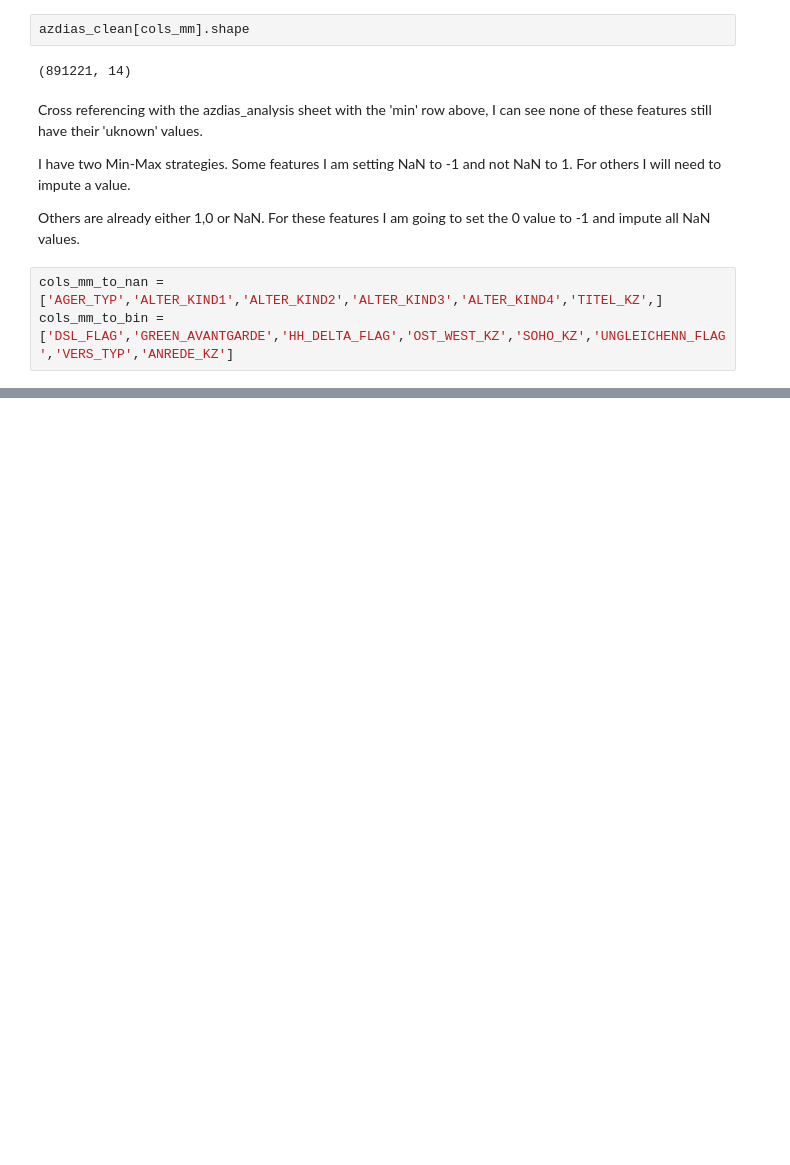
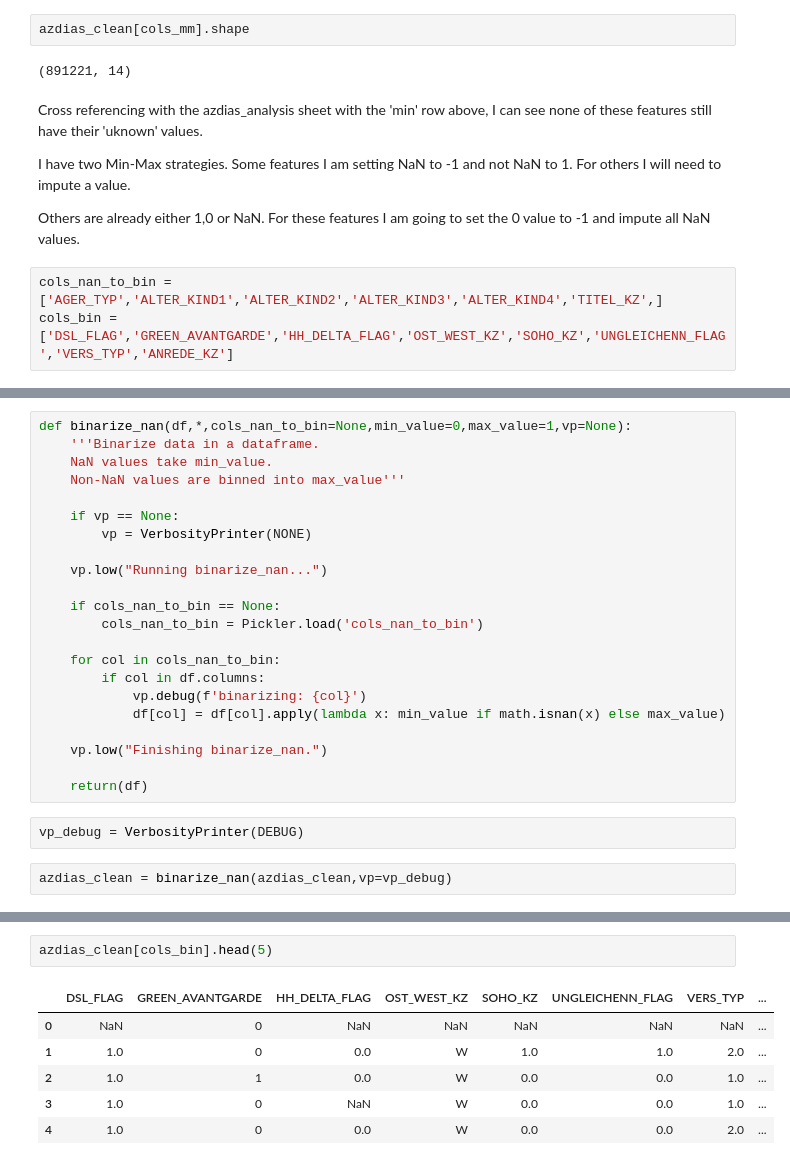
Before and after one commit to OliverFarren/arvato-udacity-customersegmentation, a Jupyter notebook: 0_dataset_eda_and_etl.ipynb, the cells around one changed output, grey strips where cells are left out. Cells and saved outputs as stored; diff of their text form; blank space fills up the shorter version.

Commit message:
Updated first notebook up to 'remove missing rows'. Updated azdias.helpers with functions developed in the notebook

```diff
--- a/0_dataset_eda_and_etl.ipynb
+++ b/0_dataset_eda_and_etl.ipynb
@@ -1539,5 +1545,5 @@ I have two Min-Max strategies. Some features I am setting NaN to -1 and not NaN
 
 Others are already either 1,0 or NaN. For these features I am going to set the 0 value to -1 and impute all NaN values.
 # %%
-cols_mm_to_nan = ['AGER_TYP','ALTER_KIND1','ALTER_KIND2','ALTER_KIND3','ALTER_KIND4','TITEL_KZ',]
-cols_mm_to_bin = ['DSL_FLAG','GREEN_AVANTGARDE','HH_DELTA_FLAG','OST_WEST_KZ','SOHO_KZ','UNGLEICHENN_FLAG','VERS_TYP','ANREDE_KZ']
+cols_nan_to_bin = ['AGER_TYP','ALTER_KIND1','ALTER_KIND2','ALTER_KIND3','ALTER_KIND4','TITEL_KZ',]
+cols_bin = ['DSL_FLAG','GREEN_AVANTGARDE','HH_DELTA_FLAG','OST_WEST_KZ','SOHO_KZ','UNGLEICHENN_FLAG','VERS_TYP','ANREDE_KZ']
@@ -1552,3 +1561,29 @@ azdias_clean[cols_mm_to_nan].head(5)
 | 2 | NaN | NaN | NaN | NaN | NaN | NaN |
 | 3 | 2.0 | NaN | NaN | NaN | NaN | NaN |
 | 4 | NaN | NaN | NaN | NaN | NaN | NaN |
+# %%
+def binarize_nan(df,*,cols_nan_to_bin=None,min_value=0,max_value=1,vp=None):
+    '''Binarize data in a dataframe.
+    NaN values take min_value.
+    Non-NaN values are binned into max_value'''
+
+    if vp == None:
+        vp = VerbosityPrinter(NONE)
+
+    vp.low("Running binarize_nan...")
+
+    if cols_nan_to_bin == None:
+        cols_nan_to_bin = Pickler.load('cols_nan_to_bin')
+
+    for col in cols_nan_to_bin:
+        if col in df.columns:
+            vp.debug(f'binarizing: {col}')
+            df[col] = df[col].apply(lambda x: min_value if math.isnan(x) else max_value)
+
+    vp.low("Finishing binarize_nan.")
+
+    return(df)
+# %%
+vp_debug = VerbosityPrinter(DEBUG)
+# %%
+azdias_clean = binarize_nan(azdias_clean,vp=vp_debug)
@@ -1554,0 +1608,9 @@ azdias_clean[cols_mm_to_nan].head(5)
+# %%
+azdias_clean[cols_bin].head(5)
+# %% [output]
+|  | DSL_FLAG | GREEN_AVANTGARDE | HH_DELTA_FLAG | OST_WEST_KZ | SOHO_KZ | UNGLEICHENN_FLAG | VERS_TYP | ... |
+| 0 | NaN | 0 | NaN | NaN | NaN | NaN | NaN | ... |
+| 1 | 1.0 | 0 | 0.0 | W | 1.0 | 1.0 | 2.0 | ... |
+| 2 | 1.0 | 1 | 0.0 | W | 0.0 | 0.0 | 1.0 | ... |
+| 3 | 1.0 | 0 | NaN | W | 0.0 | 0.0 | 1.0 | ... |
+| 4 | 1.0 | 0 | 0.0 | W | 0.0 | 0.0 | 2.0 | ... |
```
Also changed, not shown: parts of 22 cells of this notebook, 2 other files.
